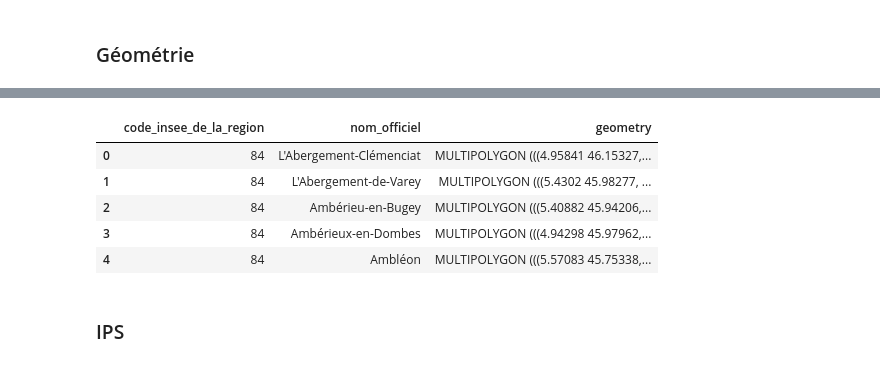
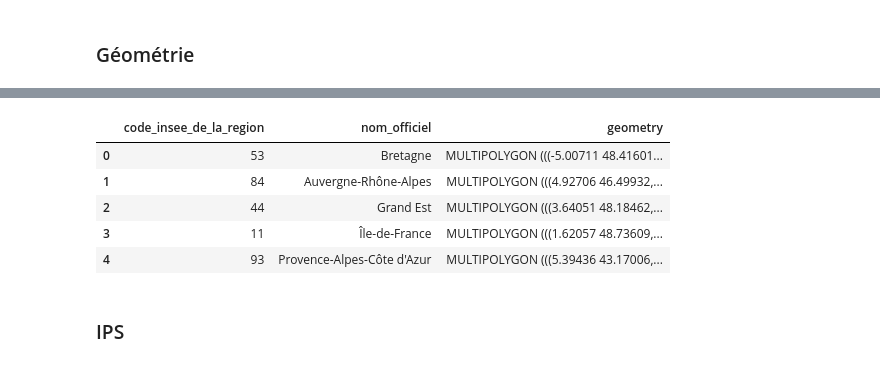
Before and after one commit to FlorentDaem/Data-Analysis-Education-Nationale, a Jupyter notebook: Analyse - Education.ipynb, the cells around one changed output, grey strips where cells are left out. Saved outputs shown, nothing was run; the diff lists cells and outputs as text; code cells hidden in the pictures.

```diff
--- a/Analyse - Education.ipynb
+++ b/Analyse - Education.ipynb
@@ -16,4 +16,4 @@ import numpy as np
 # %% [markdown]
 ### Géométrie
 # %%
-fiona.listlayers("data/ADE_4-0_GPKG_LAMB93_FXX-ED2026-02-16.gpkg")
+geo_path = "data/ADE_4-0_GPKG_WGS84G_FRA-ED2026-02-16.gpkg"
@@ -62,0 +43,14 @@ dtype: object
+# %%
+layers = ["commune", "departement", "region"]
+
+gdfs = {
+	layer: gpd.read_file(
+		geo_path,
+		layer=layer
+	)
+	for layer in layers
+}
+
+geo_communes = gdfs["commune"]
+geo_departements = gdfs["departement"]
+geo_regions = gdfs["region"]
@@ -108,3 +125,0 @@ geo_departements.head()
-# %%
-geo_regions = gpd.read_file("data/ADE_4-0_GPKG_WGS84G_FRA-ED2026-02-16.gpkg", layer="region")
-print(geo_regions.dtypes)
@@ -119,17 +138,17 @@ dtype: object
 # %%
-geo_departements = geo_departements.rename(columns={"code_insee": "code_insee_de_la_region"})
-geo_departements = geo_communes.filter(items=["code_insee_de_la_region",
+geo_regions = geo_regions.rename(columns={"code_insee": "code_insee_de_la_region"})
+geo_regions = geo_regions.filter(items=["code_insee_de_la_region",
 						   "nom_officiel",
 						   "geometry"
 						   ]
 )
-geo_departements.head()
+geo_regions.head()
 # %% [output]
 |  | code_insee_de_la_region | nom_officiel | geometry |
-| 0 | 84 | L'Abergement-Clémenciat | MULTIPOLYGON (((4.95841 46.15327,... |
-| 1 | 84 | L'Abergement-de-Varey | MULTIPOLYGON (((5.4302 45.98277, ... |
-| 2 | 84 | Ambérieu-en-Bugey | MULTIPOLYGON (((5.40882 45.94206,... |
-| 3 | 84 | Ambérieux-en-Dombes | MULTIPOLYGON (((4.94298 45.97962,... |
-| 4 | 84 | Ambléon | MULTIPOLYGON (((5.57083 45.75338,... |
+| 0 | 53 | Bretagne | MULTIPOLYGON (((-5.00711 48.41601... |
+| 1 | 84 | Auvergne-Rhône-Alpes | MULTIPOLYGON (((4.92706 46.49932,... |
+| 2 | 44 | Grand Est | MULTIPOLYGON (((3.64051 48.18462,... |
+| 3 | 11 | Île-de-France | MULTIPOLYGON (((1.62057 48.73609,... |
+| 4 | 93 | Provence-Alpes-Côte d'Azur | MULTIPOLYGON (((5.39436 43.17006,... |
 # %% [markdown]
 ### IPS
```
Also changed, not shown: parts of 24 cells of this notebook.
